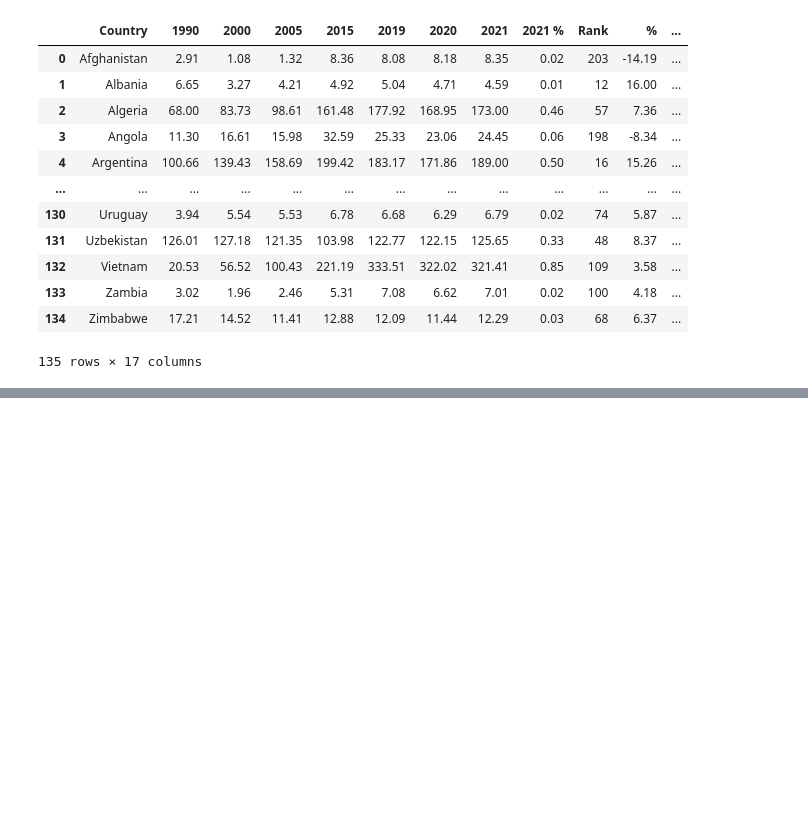
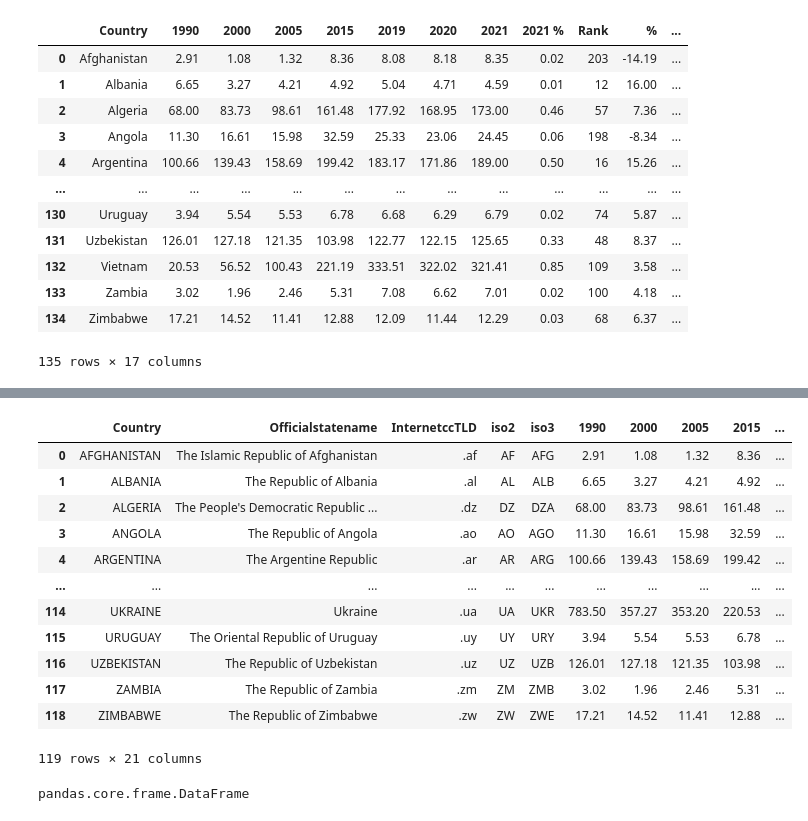
Before and after one commit to Pucp-Quintana/Evaluacion-1-, a Jupyter notebook: Untitled1.ipynb, the cells around one changed output, grey strips where cells are left out. Drawn from its saved outputs; the diff is of its cells as text; code cells hidden in the pictures; blank space fills up the shorter version.

```diff
--- a/Untitled1.ipynb
+++ b/Untitled1.ipynb
@@ -122,3 +122,8 @@ merge1
 | 133 | Zambia | 3.02 | 1.96 | 2.46 | 5.31 | 7.08 | 6.62 | 7.01 | 0.02 | 100 | 4.18 | ... |
 | 134 | Zimbabwe | 17.21 | 14.52 | 11.41 | 12.88 | 12.09 | 11.44 | 12.29 | 0.03 | 68 | 6.37 | ... |
 135 rows × 17 columns
+# %%
+import os
+
+countryisos = pd.read_excel(os.path.join('country_isos.xlsx'))
+countryisos
@@ -124,0 +161,21 @@ merge1
+# %%
+merge_result = countryisos.merge(merge1,left_on='Country',right_on='Country')
+merge_result
+# %% [output]
+|  | Country | Officialstatename | InternetccTLD | iso2 | iso3 | 1990 | 2000 | 2005 | 2015 | ... |
+| 0 | AFGHANISTAN | The Islamic Republic of Afghanistan | .af | AF | AFG | 2.91 | 1.08 | 1.32 | 8.36 | ... |
+| 1 | ALBANIA | The Republic of Albania | .al | AL | ALB | 6.65 | 3.27 | 4.21 | 4.92 | ... |
+| 2 | ALGERIA | The People's Democratic Republic ... | .dz | DZ | DZA | 68.00 | 83.73 | 98.61 | 161.48 | ... |
+| 3 | ANGOLA | The Republic of Angola | .ao | AO | AGO | 11.30 | 16.61 | 15.98 | 32.59 | ... |
+| 4 | ARGENTINA | The Argentine Republic | .ar | AR | ARG | 100.66 | 139.43 | 158.69 | 199.42 | ... |
+| ... | ... | ... | ... | ... | ... | ... | ... | ... | ... | ... |
+| 114 | UKRAINE | Ukraine | .ua | UA | UKR | 783.50 | 357.27 | 353.20 | 220.53 | ... |
+| 115 | URUGUAY | The Oriental Republic of Uruguay | .uy | UY | URY | 3.94 | 5.54 | 5.53 | 6.78 | ... |
+| 116 | UZBEKISTAN | The Republic of Uzbekistan | .uz | UZ | UZB | 126.01 | 127.18 | 121.35 | 103.98 | ... |
+| 117 | ZAMBIA | The Republic of Zambia | .zm | ZM | ZMB | 3.02 | 1.96 | 2.46 | 5.31 | ... |
+| 118 | ZIMBABWE | The Republic of Zimbabwe | .zw | ZW | ZWE | 17.21 | 14.52 | 11.41 | 12.88 | ... |
+119 rows × 21 columns
+# %%
+type(merge_result)
+# %% [output]
+pandas.core.frame.DataFrame
```
Also changed, not shown: parts of 7 cells of this notebook.
